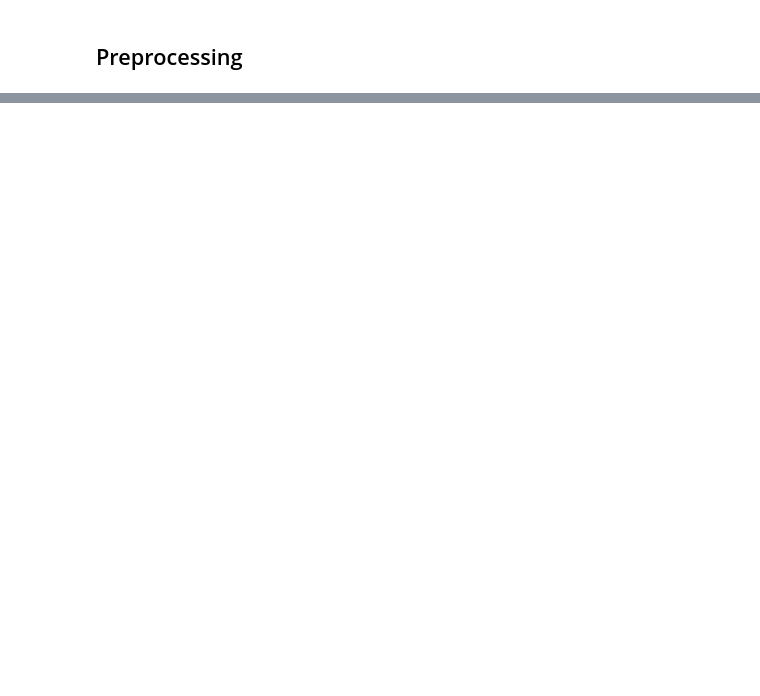
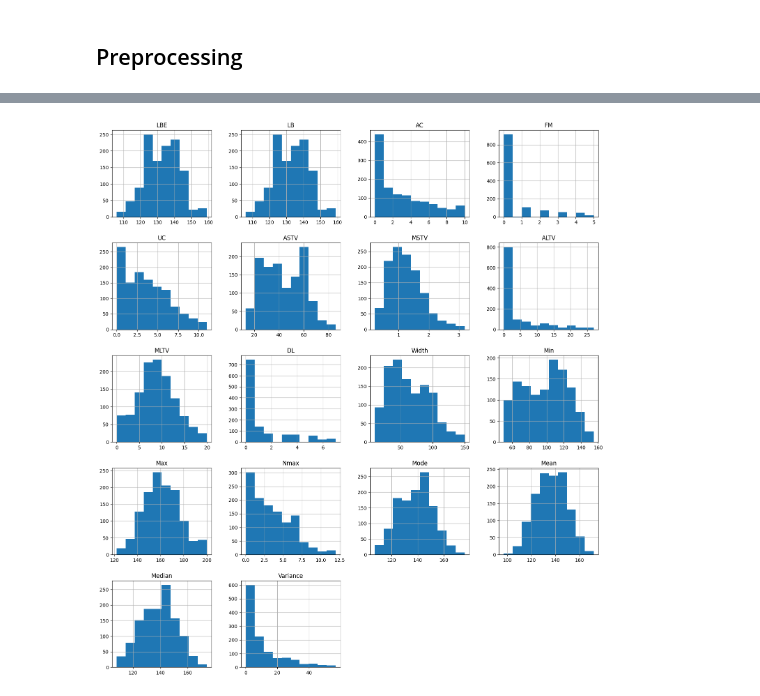
Before and after one commit to daff-250900/diplomado-ciencia-de-datos, a Jupyter notebook: p3.ipynb, the cells around one changed output, grey strips where cells are left out. Saved outputs shown, nothing was run; the diff lists cells and outputs as text; code cells hidden in the pictures; blank space fills up the shorter version.

```diff
--- a/p3.ipynb
+++ b/p3.ipynb
@@ -136,0 +133,10 @@ array([[<Axes: title={'center': 'b'}>, <Axes: title={'center': 'e'}>,
+# %%
+#Imputación de Outliers con método IQR
+Q1 = df[varc].quantile(0.25)
+Q3 = df[varc].quantile(0.75)
+
+IQR = Q3 - Q1
+mask_iqr = ~((df[varc] < (Q1 - 1.5 * IQR)) | (df[varc] > (Q3 + 1.5 * IQR))).any(axis=1)
+df[varc][mask_iqr].hist(figsize=(18,20));
+# %% [output]
+[figure, added]
```
Also changed, not shown: parts of 17 cells of this notebook.
